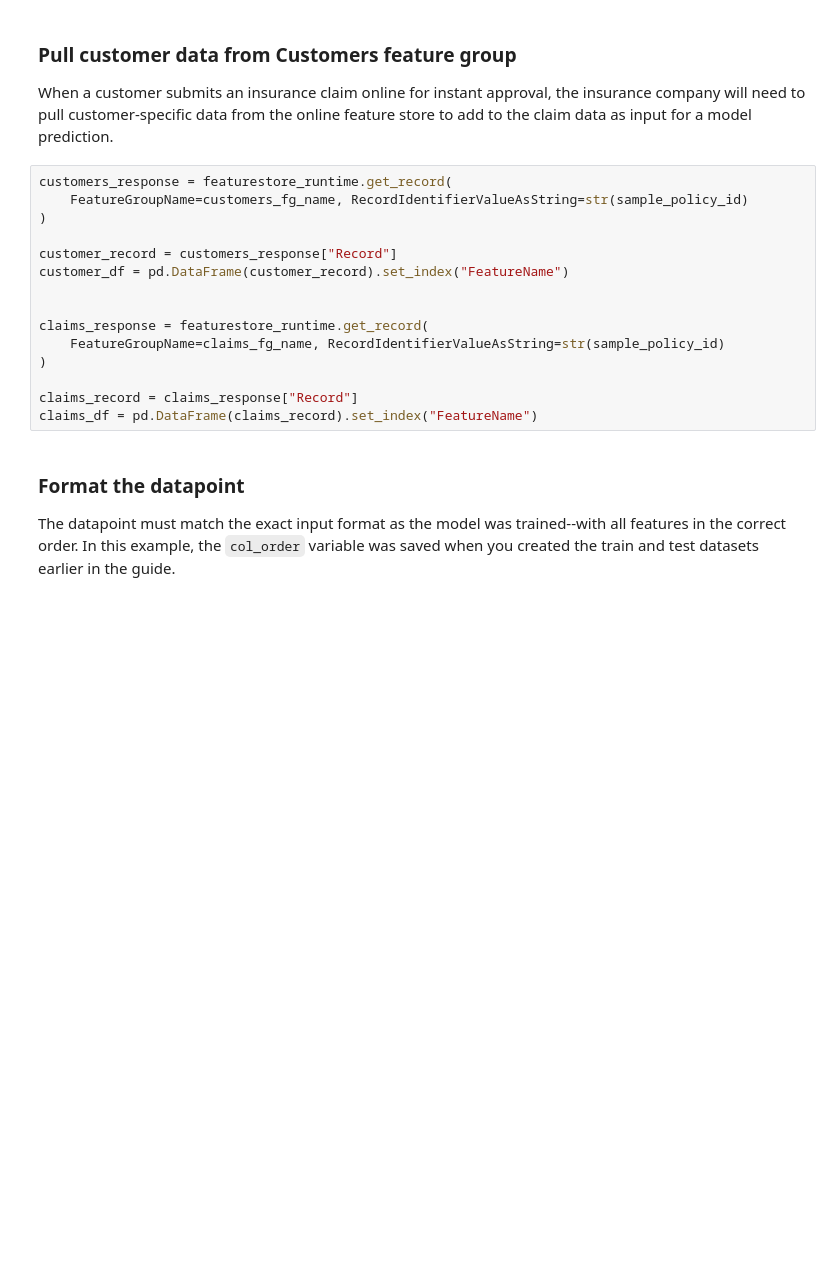
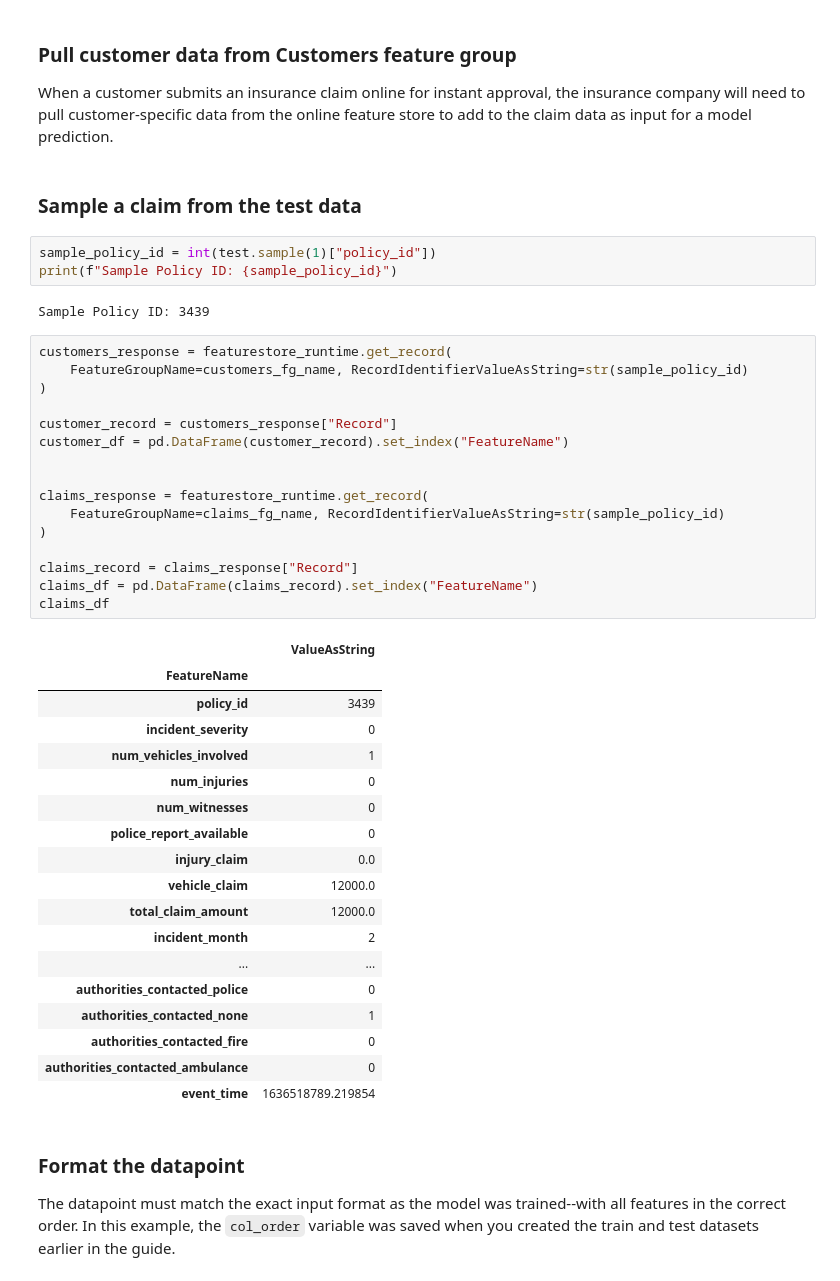
Before and after one commit to yiktol/mlt, a Jupyter notebook: 06-Deploy-Run-Inference.ipynb, the cells around one changed output. Cells and saved outputs as stored; diff of their text form; blank space fills up the shorter version.

```diff
--- a/06-Deploy-Run-Inference.ipynb
+++ b/06-Deploy-Run-Inference.ipynb
@@ -335,21 +344,48 @@ p95: 0.01318425, p99: 0.0206872600000002, mean: 0.010192139999999999 for 100 dis
 # %% [markdown]
 ### Pull customer data from Customers feature group
 When a customer submits an insurance claim online for instant approval, the insurance company will need to pull customer-specific data from the online feature store to add to the claim data as input for a model prediction.
+# %% [markdown]
+### Sample a claim from the test data
+# %%
+sample_policy_id = int(test.sample(1)["policy_id"])
+print(f"Sample Policy ID: {sample_policy_id}")
+# %% [output]
+Sample Policy ID: 3439
 # %%
 customers_response = featurestore_runtime.get_record(
     FeatureGroupName=customers_fg_name, RecordIdentifierValueAsString=str(sample_policy_id)
 )
 
 customer_record = customers_response["Record"]
 customer_df = pd.DataFrame(customer_record).set_index("FeatureName")
 
 
 claims_response = featurestore_runtime.get_record(
     FeatureGroupName=claims_fg_name, RecordIdentifierValueAsString=str(sample_policy_id)
 )
 
 claims_record = claims_response["Record"]
 claims_df = pd.DataFrame(claims_record).set_index("FeatureName")
+claims_df
+# %% [output]
+|  | ValueAsString |
+| FeatureName |  |
+| policy_id | 3439 |
+| incident_severity | 0 |
+| num_vehicles_involved | 1 |
+| num_injuries | 0 |
+| num_witnesses | 0 |
+| police_report_available | 0 |
+| injury_claim | 0.0 |
+| vehicle_claim | 12000.0 |
+| total_claim_amount | 12000.0 |
+| incident_month | 2 |
+| ... | ... |
+| authorities_contacted_police | 0 |
+| authorities_contacted_none | 1 |
+| authorities_contacted_fire | 0 |
+| authorities_contacted_ambulance | 0 |
+| event_time | 1636518789.219854 |
 # %% [markdown]
 ### Format the datapoint
 The datapoint must match the exact input format as the model was trained--with all features in the correct order. In this example, the `col_order` variable was saved when you created the train and test datasets earlier in the guide.
```
Also changed, not shown: parts of 17 cells of this notebook, 14 other files.
